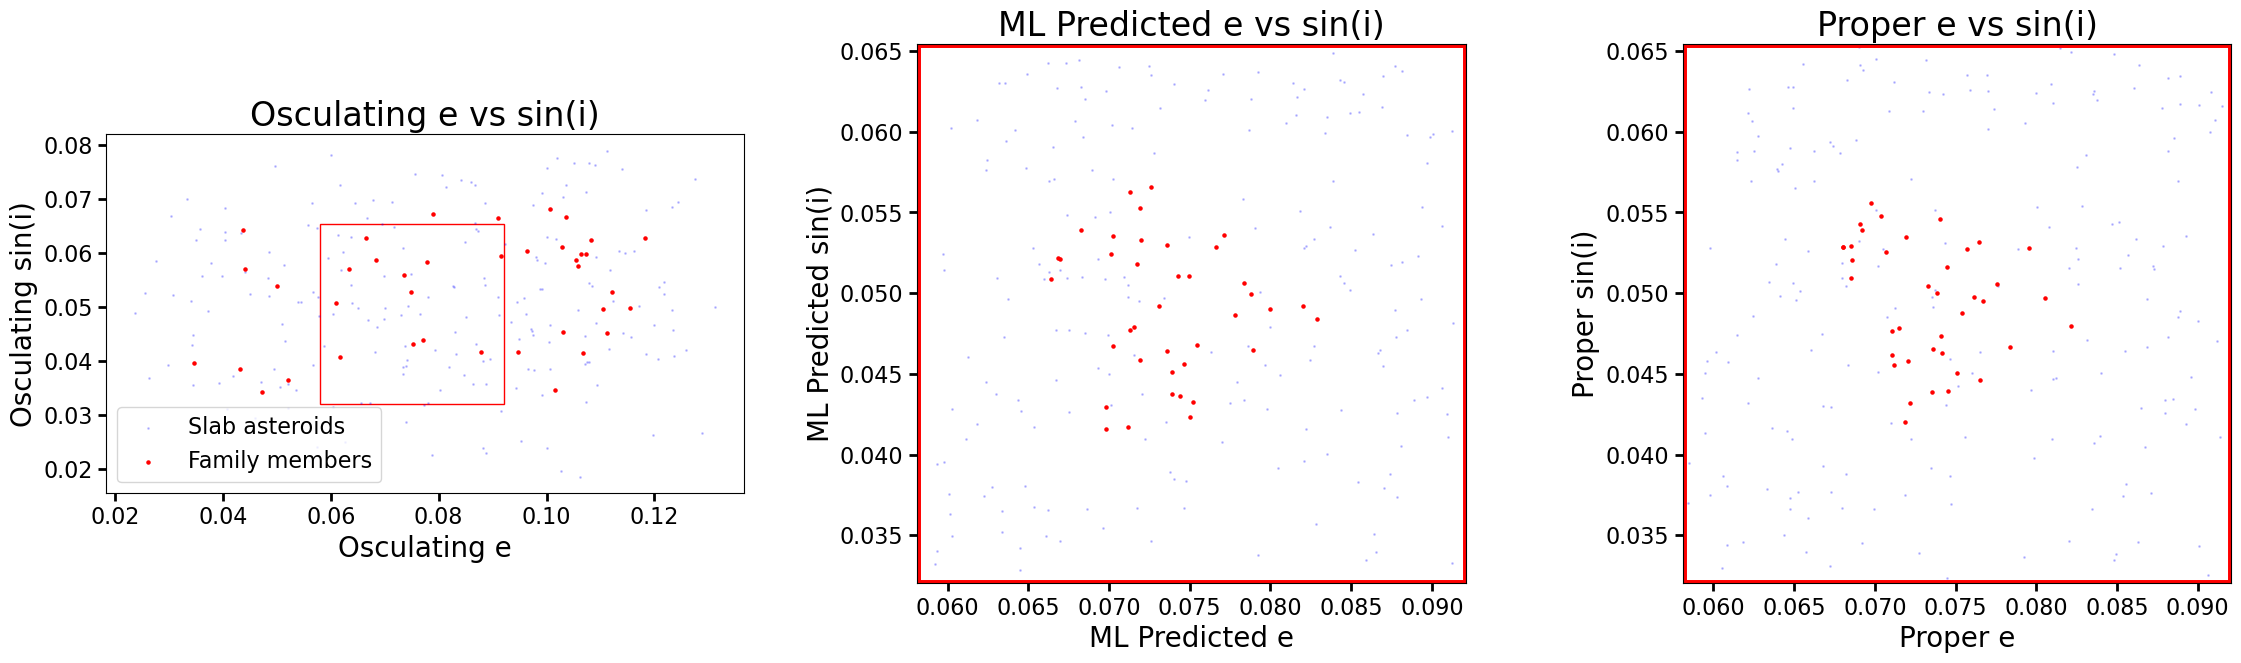
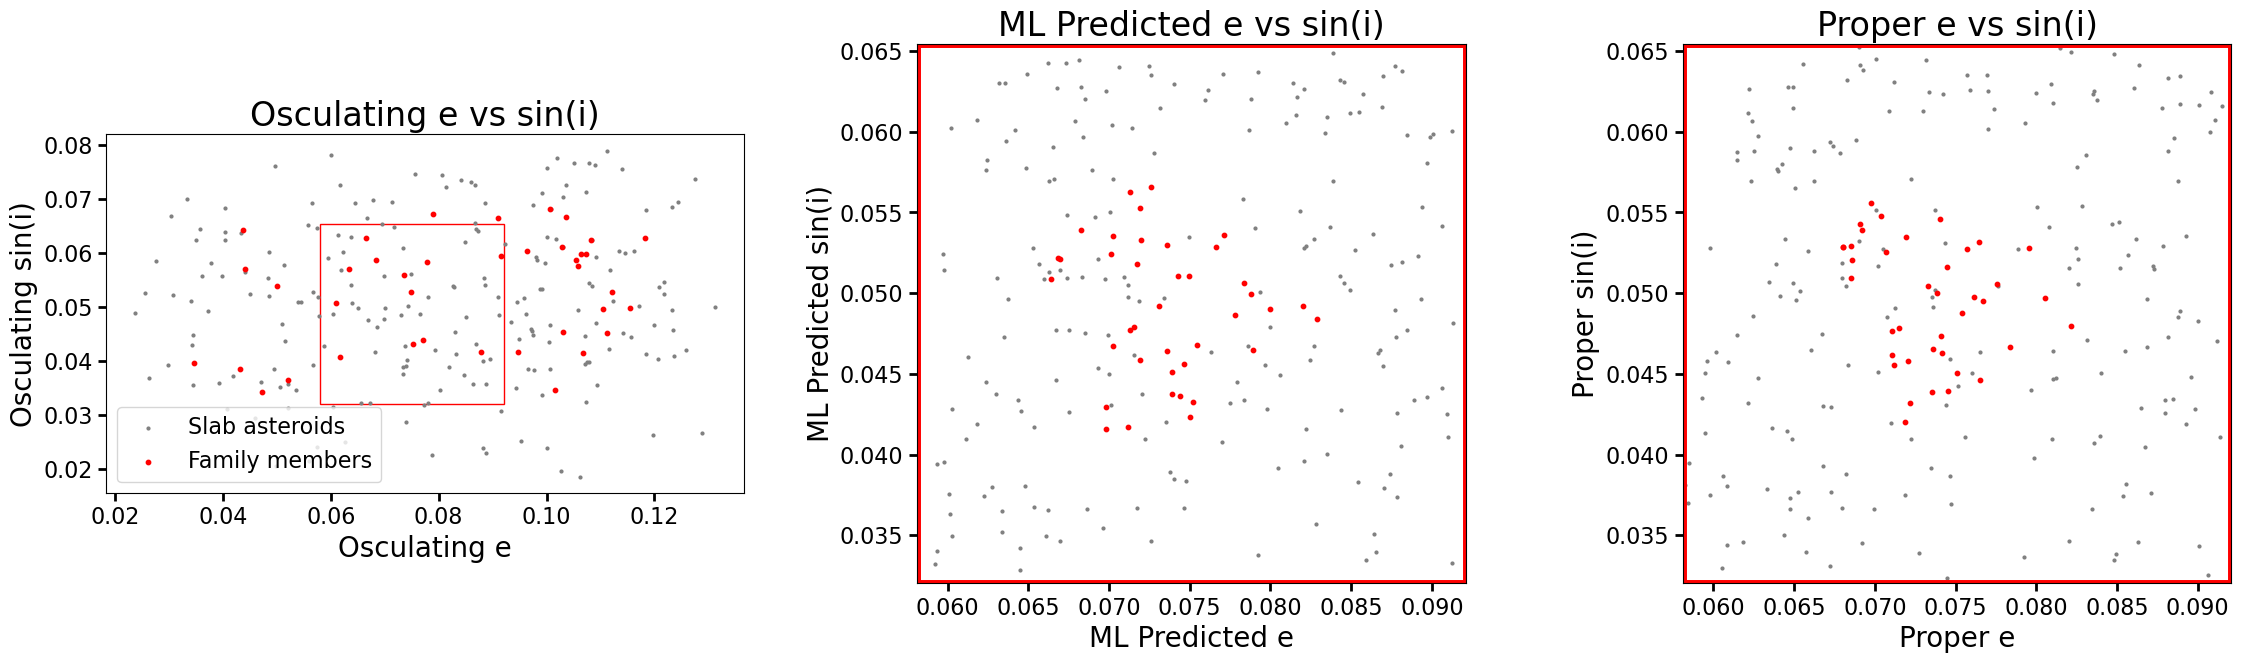
Code edit (unified diff) that turned the first committed figure into the second:
--- before
+++ after
@@ -29,6 +29,6 @@
 )
 axes[0].add_patch(rect)
-axes[0].scatter(filtered["e"], (filtered["Incl."]*np.pi/180), s=1, alpha=0.2, label="Slab asteroids", color='blue', rasterized=True)
-axes[0].scatter(family_test_df["e"], (family_test_df["Incl."]*np.pi/180), s=5, label="Family members", color='red', rasterized=True)
+axes[0].scatter(filtered["e"], (filtered["Incl."]*np.pi/180), s=4, alpha=1, label="Slab asteroids", color='grey', rasterized=True)
+axes[0].scatter(family_test_df["e"], (family_test_df["Incl."]*np.pi/180), s=20, label="Family members", color='red', rasterized=True)
 axes[0].set_xlabel("Osculating e")
 axes[0].set_ylabel("Osculating sin(i)")
@@ -47,6 +47,6 @@
     facecolor='none'
 )
-axes[1].scatter(filtered["pred_e"], filtered["pred_sini"], s=1, alpha=0.2, label="Slab asteroids", color='blue', rasterized=True)
-axes[1].scatter(family_test_df["pred_e"], family_test_df["pred_sini"], s=5, label="Family members", color='red', rasterized=True)
+axes[1].scatter(filtered["pred_e"], filtered["pred_sini"], s=4, alpha=1, label="Slab asteroids", color='grey', rasterized=True)
+axes[1].scatter(family_test_df["pred_e"], family_test_df["pred_sini"], s=20, label="Family members", color='red', rasterized=True)
 axes[1].set_xlabel("ML Predicted e")
 axes[1].set_ylabel("ML Predicted sin(i)")
@@ -65,6 +65,6 @@
     facecolor='none'
 )
-axes[2].scatter(filtered["prope"], filtered["propsini"], s=1, alpha=0.2, label="Slab asteroids", color='blue', rasterized=True)
-axes[2].scatter(family_test_df["prope"], family_test_df["propsini"], s=5, label="Family members", color='red', rasterized=True)
+axes[2].scatter(filtered["prope"], filtered["propsini"], s=4, alpha=1, label="Slab asteroids", color='grey', rasterized=True)
+axes[2].scatter(family_test_df["prope"], family_test_df["propsini"], s=20, label="Family members", color='red', rasterized=True)
 axes[2].set_xlabel("Proper e")
 axes[2].set_ylabel("Proper sin(i)")

Commit: Clean up several plots